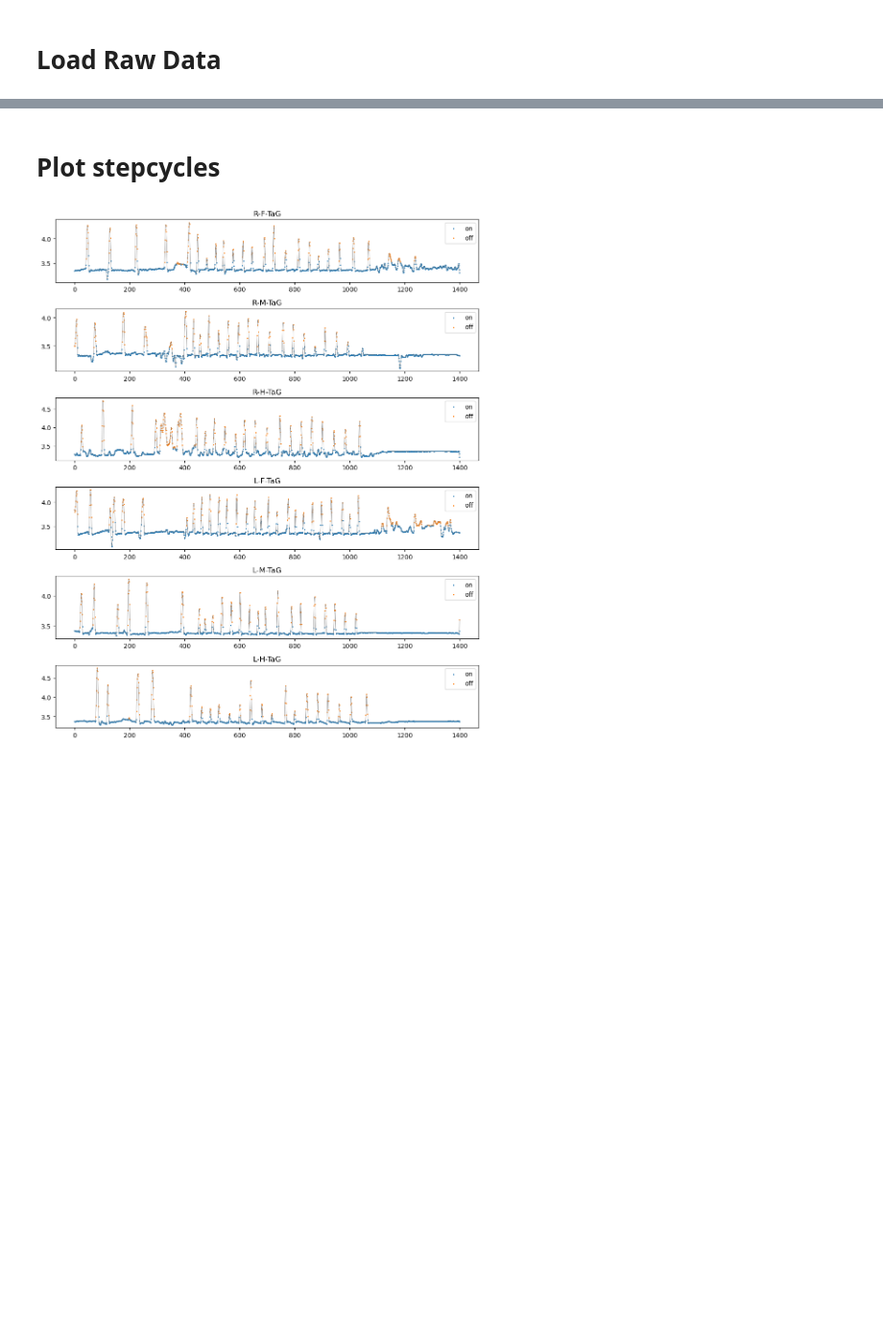
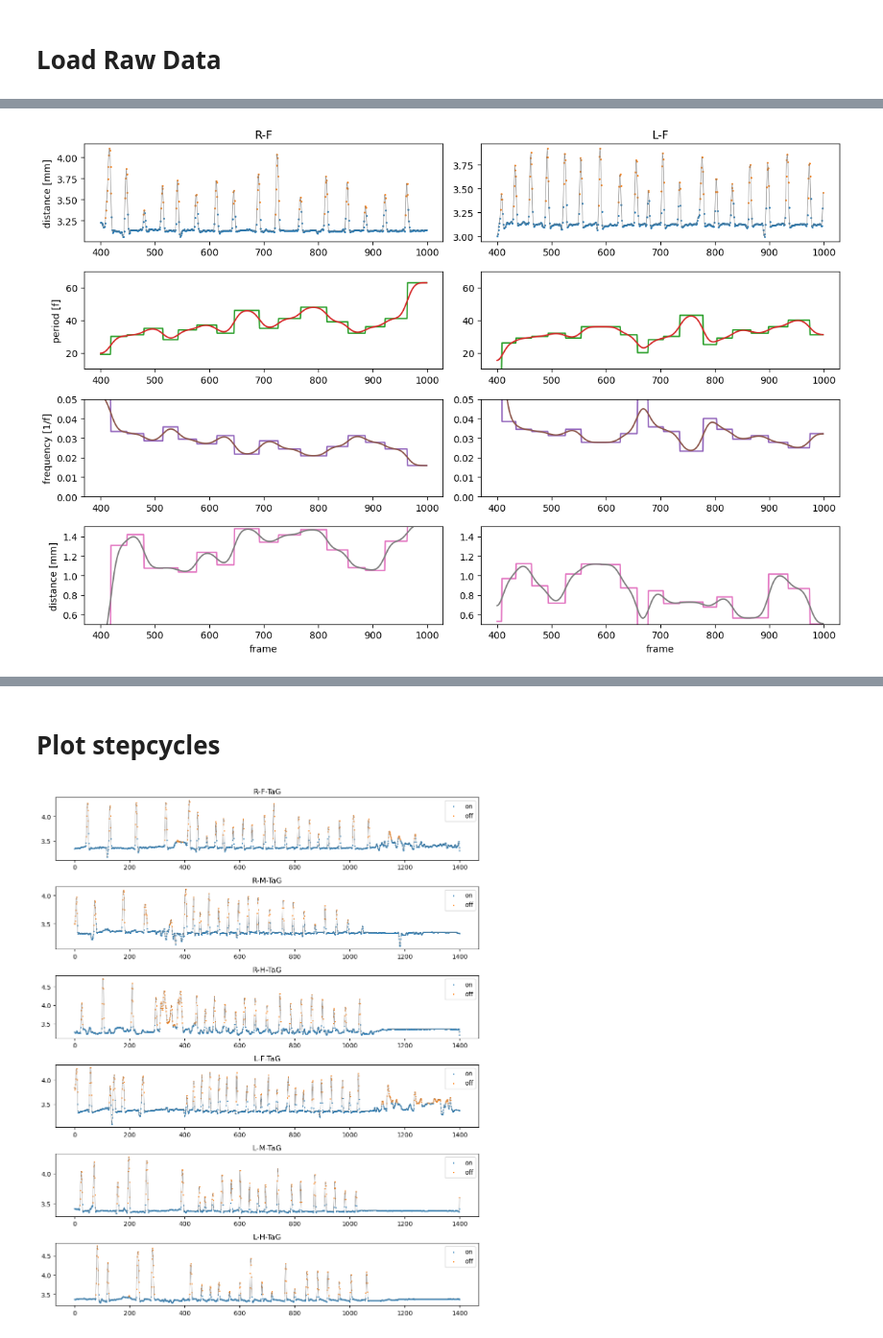
Before and after one commit to bidaye-lab/kinematics_analysis, a Jupyter notebook: data_visualization.ipynb, the cells around one changed output, grey strips where cells are left out. Shown at 96% size. Drawn from its saved outputs; the diff is of its cells as text; code cells hidden in the pictures; blank space fills up the shorter version.

```diff
--- a/data_visualization.ipynb
+++ b/data_visualization.ipynb
@@ -20,0 +639,55 @@ l_ball_c = [
+# %%
+df = data['P9LT'].groupby('flynum').get_group(1)
+df = filter_stim(df)
+df = add_step_features(df)
+df = df.groupby('tnum').get_group(1)
+
+# legs = ['R-F', 'R-M', 'R-H', 'L-F', 'L-M', 'L-H']
+legs = ['R-F', 'L-F']
+
+fig, axmat = plt.subplots(nrows=4, ncols=2, figsize=(12, 8))
+
+for axarr, leg in zip(axmat.T, legs):
+
+    f = df.loc[:, 'fnum'].values % 1400 # frame number
+    s = df.loc[:, '{}_stepcycle'.format(leg) ].values # stepcyle pred
+
+    ax = axarr[0]
+    r = df.loc[:, '{}-TaG_r'.format(leg)].values # distance
+    ax.scatter(f[s], r[s], s=1, label='on')
+    ax.scatter(f[~s], r[~s], s=1, label='off')
+    ax.plot(f, r, lw=0.5, c='gray')
+
+    ax = axarr[1]
+    s_dur = df.loc[:, '{}_stepPERIOD'.format(leg) ].values # stepcyle pred
+    ax.plot(f, s_dur, c='C2')
+    ax.plot(f, gaussian_filter1d(s_dur, 10), c='C3')
+    ax.set_ylim(10, 70)
+
+    ax = axarr[2]
+    s_dur = df.loc[:, '{}_stepFREQ'.format(leg) ].values # stepcyle pred
+    ax.plot(f, s_dur, c='C4')
+    ax.plot(f, gaussian_filter1d(s_dur, 10), c='C5')
+    ax.set_ylim(0, .05)
+
+    ax = axarr[3]
+    s_dur = df.loc[:, '{}_stepLEN'.format(leg) ].values # stepcyle pred
+    ax.plot(f, s_dur, c='C6')
+    ax.plot(f, gaussian_filter1d(s_dur, 10), c='C7')
+    ax.set_ylim(.5, 1.5)
+
+for ax, leg in zip(axmat[0, :], legs):
+    ax.set_title(leg)
+
+for ax, leg in zip(axmat[-1, :], legs):
+    ax.set_xlabel('frame')
+
+for ax, l in zip(axmat[:, 0], ['distance [mm]', 'period [f]', 'frequency [1/f]', 'distance [mm]']):
+    ax.set_ylabel(l)
+
+
+fig.tight_layout()
+
+fig.savefig('./plots/time.svg')
+# %% [output]
+[figure, added]
```
Also changed, not shown: parts of 51 cells of this notebook.
